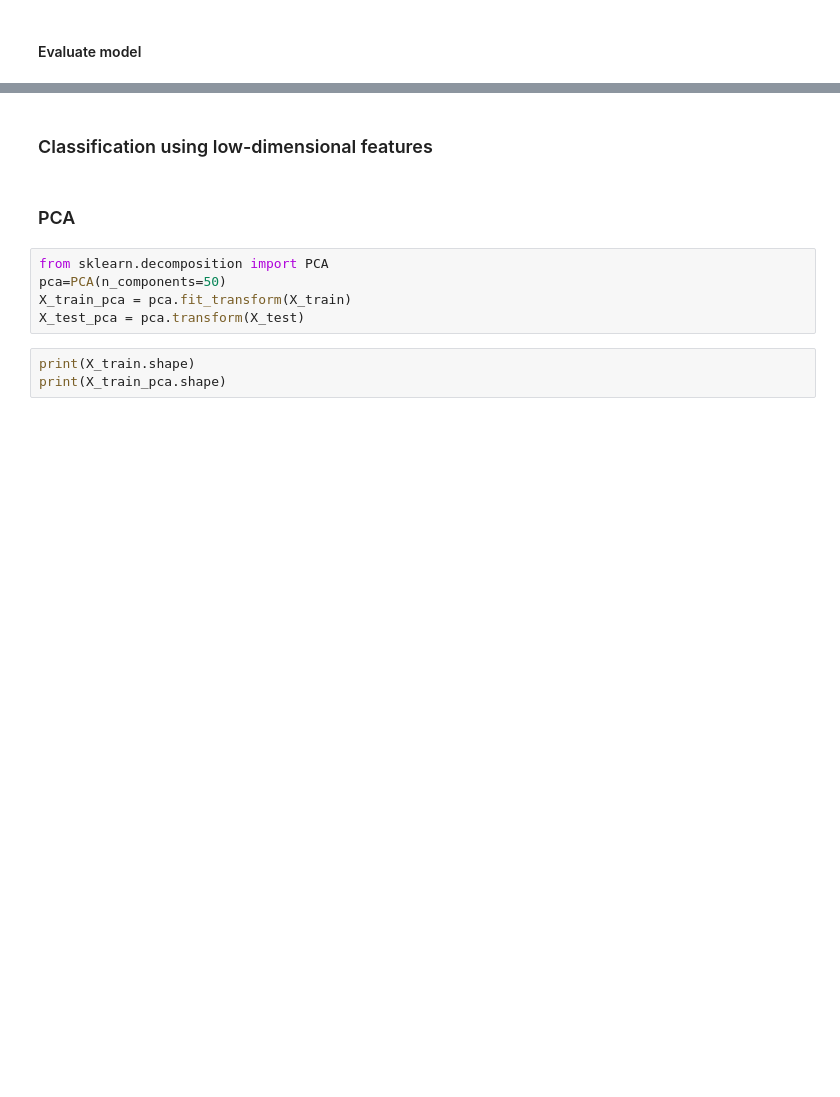
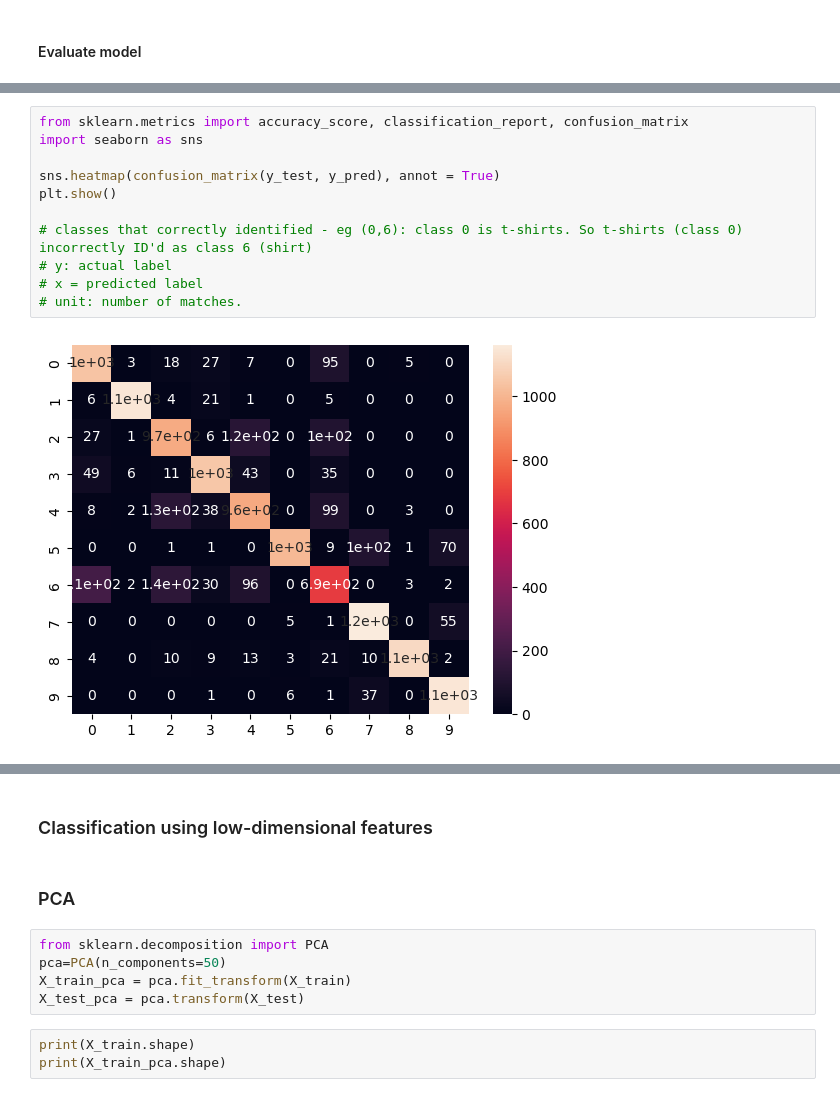
Before and after one commit to rradams/MUSA-650_Spring2023, a Jupyter notebook: Week03/Prac2_mnist-fashion_FeatExt.ipynb, the cells around one changed output, grey strips where cells are left out. Drawn from its saved outputs; the diff is of its cells as text; blank space fills up the shorter version.

```diff
--- a/Week03/Prac2_mnist-fashion_FeatExt.ipynb
+++ b/Week03/Prac2_mnist-fashion_FeatExt.ipynb
@@ -114,0 +137,13 @@ accuracy_score(y_test,y_pred)
+# %%
+from sklearn.metrics import accuracy_score, classification_report, confusion_matrix
+import seaborn as sns
+
+sns.heatmap(confusion_matrix(y_test, y_pred), annot = True)
+plt.show()
+
+# classes that correctly identified - eg (0,6): class 0 is t-shirts. So t-shirts (class 0) incorrectly ID'd as class 6 (shirt)
+# y: actual label
+# x = predicted label
+# unit: number of matches.
+# %% [output]
+[figure, added]
```
Also changed, not shown: parts of 16 cells of this notebook, 6 other files.
